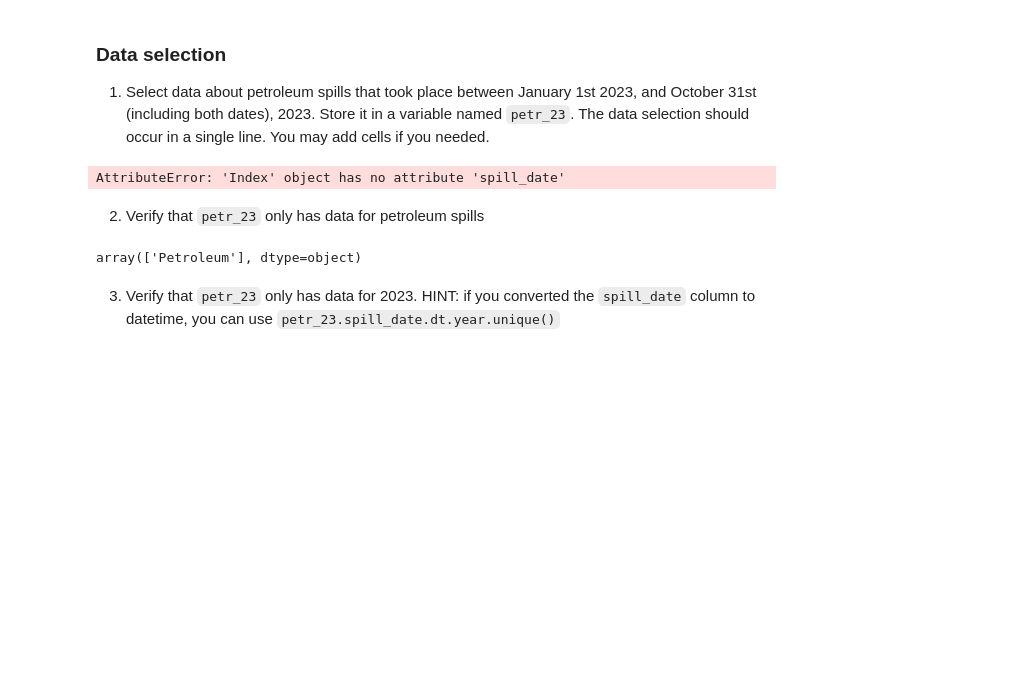
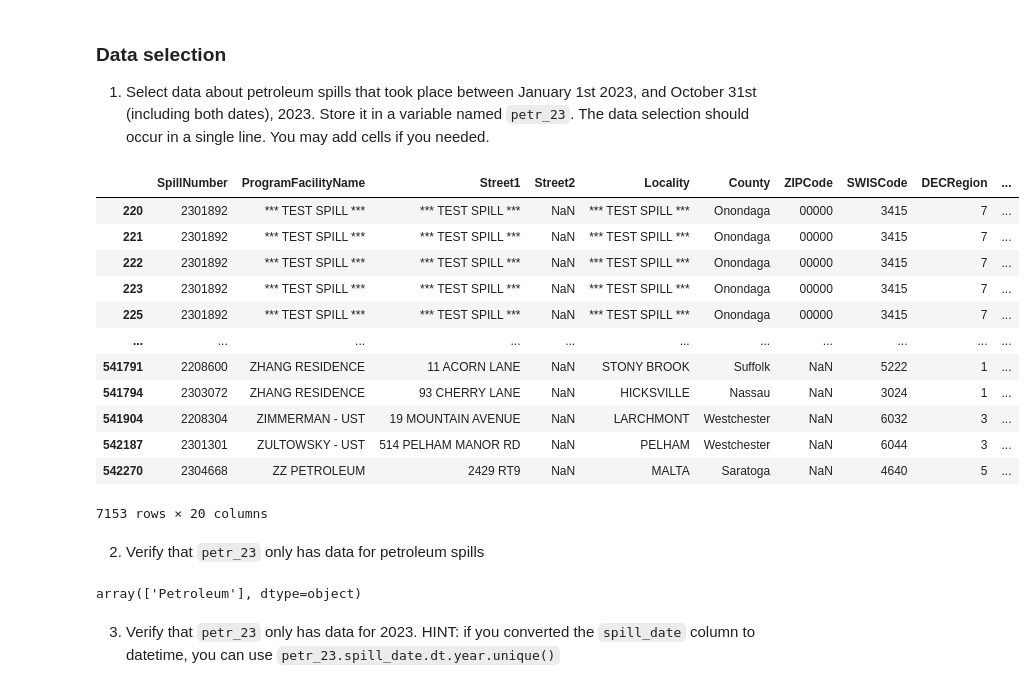
Before and after one commit to ccaswell25/eds220-hwk3, a Jupyter notebook: hwk3-task1-spills.ipynb, the cells around one changed output. Saved outputs shown, nothing was run; the diff lists cells and outputs as text; code cells hidden in the pictures; blank space fills up the shorter version.

```diff
--- a/hwk3-task1-spills.ipynb
+++ b/hwk3-task1-spills.ipynb
@@ -106,10 +147,7 @@ spills.head()
 | 3 | 204667 | POLE 16091 | GRACE AVE/BURKE AVE | NaN | BRONX | Bronx | NaN | 301 | ... |
 | 4 | 210559 | POLE ON | FERDALE LOMIS RD / RT 52 | NaN | LIBERTY | Sullivan | NaN | 5336 | ... |
 # %%
-# 2. Simplifying Column names:
-spills.columns.str.lower()
-
-#Removing the white space:
-spills.rename(columns=lambda x: x.strip(), inplace=True)
+# 2. Removing the white space:
+spills.columns = spills.columns.str.replace(' ', '')
 spills.columns
 # %% [output]
@@ -183,16 +227,32 @@ Name: County, Length: 87, dtype: int64
 1. Select data about petroleum spills that took place between January 1st 2023, and October 31st (including both dates), 2023. Store it in a variable named `petr_23`. The data selection should occur in a single line. You may add cells if you needed.
 # %%
 # Data from 1/1/23 - 10/31/23
-petr_23 = spills[(spills.spill_date >= '01/01/2023') & (spills.spill_date <= '10/31/2023')]
+spills['SpillDate'] = pd.to_datetime(spills['SpillDate'])
+petr_23 = spills[ (spills.MaterialFamily == 'Petroleum') & (spills['SpillDate'] >= '01/01/2023') & (spills['SpillDate'] <= '10/31/2023')]
+petr_23 #checking the new dataset
 # %% [output]
+|  | SpillNumber | ProgramFacilityName | Street1 | Street2 | Locality | County | ZIPCode | SWISCode | DECRegion | ... |
+| 220 | 2301892 | *** TEST SPILL *** | *** TEST SPILL *** | NaN | *** TEST SPILL *** | Onondaga | 00000 | 3415 | 7 | ... |
+| 221 | 2301892 | *** TEST SPILL *** | *** TEST SPILL *** | NaN | *** TEST SPILL *** | Onondaga | 00000 | 3415 | 7 | ... |
+| 222 | 2301892 | *** TEST SPILL *** | *** TEST SPILL *** | NaN | *** TEST SPILL *** | Onondaga | 00000 | 3415 | 7 | ... |
+| 223 | 2301892 | *** TEST SPILL *** | *** TEST SPILL *** | NaN | *** TEST SPILL *** | Onondaga | 00000 | 3415 | 7 | ... |
+| 225 | 2301892 | *** TEST SPILL *** | *** TEST SPILL *** | NaN | *** TEST SPILL *** | Onondaga | 00000 | 3415 | 7 | ... |
+| ... | ... | ... | ... | ... | ... | ... | ... | ... | ... | ... |
+| 541791 | 2208600 | ZHANG RESIDENCE | 11 ACORN LANE | NaN | STONY BROOK | Suffolk | NaN | 5222 | 1 | ... |
+| 541794 | 2303072 | ZHANG RESIDENCE | 93 CHERRY LANE | NaN | HICKSVILLE | Nassau | NaN | 3024 | 1 | ... |
+| 541904 | 2208304 | ZIMMERMAN - UST | 19 MOUNTAIN AVENUE | NaN | LARCHMONT | Westchester | NaN | 6032 | 3 | ... |
+| 542187 | 2301301 | ZULTOWSKY - UST | 514 PELHAM MANOR RD | NaN | PELHAM | Westchester | NaN | 6044 | 3 | ... |
+| 542270 | 2304668 | ZZ PETROLEUM | 2429 RT9 | NaN | MALTA | Saratoga | NaN | 4640 | 5 | ... |
-AttributeError: 'Index' object has no attribute 'spill_date'
+7153 rows × 20 columns
 # %% [markdown]
 2. Verify that `petr_23` only has data for petroleum spills
-# %%
-# Verifying new dataframe:
-petr_23
-# %% [output]
-array(['Petroleum'], dtype=object)
+# %%
+# Verifying new dataframe:
+petr_23.MaterialFamily.unique()
+
+#I can see that only Petroleum is the unique value in my dataframe
+# %% [output]
+array(['Petroleum'], dtype=object)
 # %% [markdown]
 3. Verify that `petr_23` only has data for 2023.
 HINT: if you converted the `spill_date` column to datetime, you can use `petr_23.spill_date.dt.year.unique()`
```
Also changed, not shown: parts of 32 cells of this notebook.
